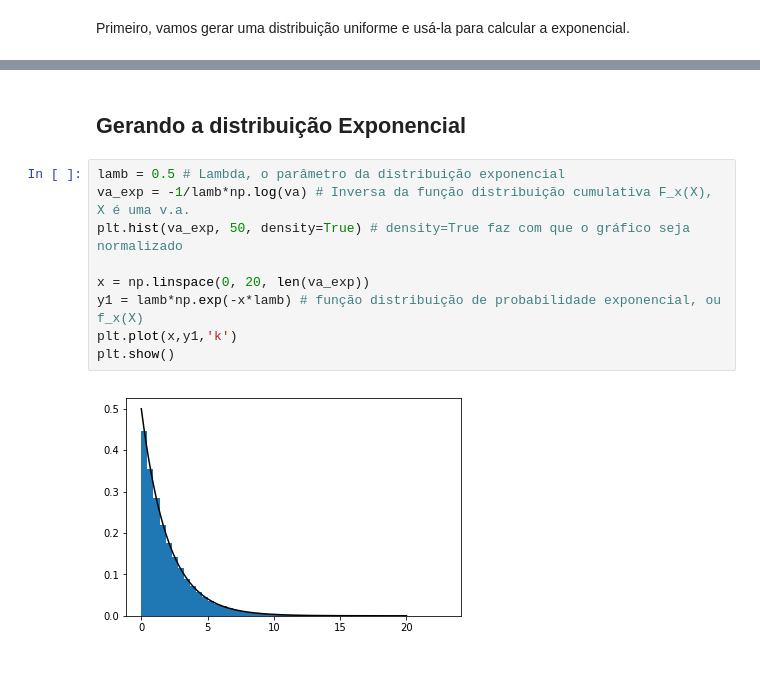
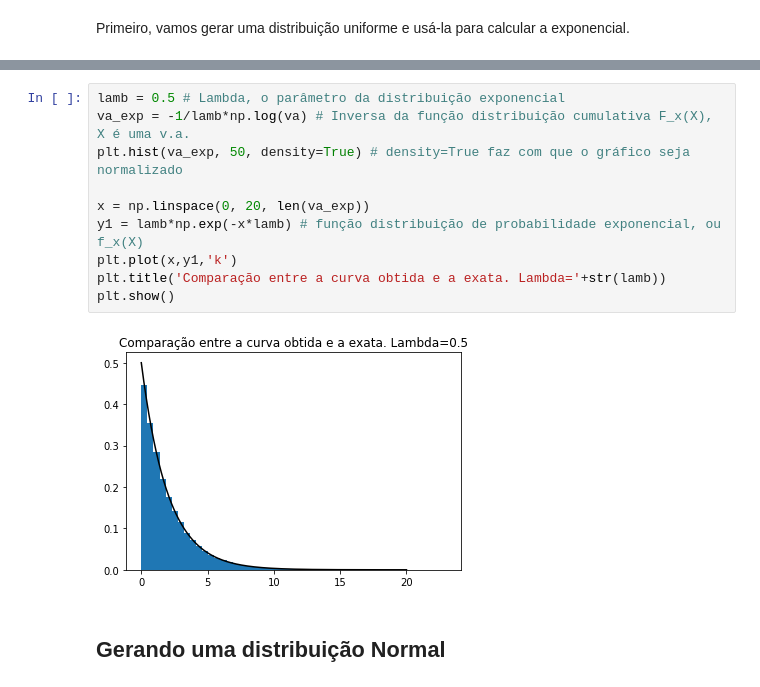
Before and after one commit to victorers1/DCA0133-AprendizagemDeMaquina, a Jupyter notebook: Unidade 1/Lista/Experimento computacional 1.ipynb, the cells around one changed output, grey strips where cells are left out. Cells and saved outputs as stored; diff of their text form.

```diff
--- a/Unidade 1/Lista/Experimento computacional 1.ipynb
+++ b/Unidade 1/Lista/Experimento computacional 1.ipynb
@@ -26,13 +39,14 @@ plt.show()
+# %%
+lamb = 0.5 # Lambda, o parâmetro da distribuição exponencial
+va_exp = -1/lamb*np.log(va) # Inversa da função distribuição cumulativa F_x(X), X é uma v.a.
+plt.hist(va_exp, 50, density=True) # density=True faz com que o gráfico seja normalizado
+
+x = np.linspace(0, 20, len(va_exp))
+y1 = lamb*np.exp(-x*lamb) # função distribuição de probabilidade exponencial, ou f_x(X)
+plt.plot(x,y1,'k')
+plt.title('Comparação entre a curva obtida e a exata. Lambda='+str(lamb))
+plt.show()
+# %% [output]
+[figure, added]
 # %% [markdown]
-## Gerando a distribuição Exponencial
+## Gerando uma distribuição Normal
-# %%
-lamb = 0.5 # Lambda, o parâmetro da distribuição exponencial
-va_exp = -1/lamb*np.log(va) # Inversa da função distribuição cumulativa F_x(X), X é uma v.a.
-plt.hist(va_exp, 50, density=True) # density=True faz com que o gráfico seja normalizado
-
-x = np.linspace(0, 20, len(va_exp))
-y1 = lamb*np.exp(-x*lamb) # função distribuição de probabilidade exponencial, ou f_x(X)
-plt.plot(x,y1,'k')
-plt.show()
-# %% [output]
-[figure, removed]
```
Also changed, not shown: parts of 11 cells of this notebook.
